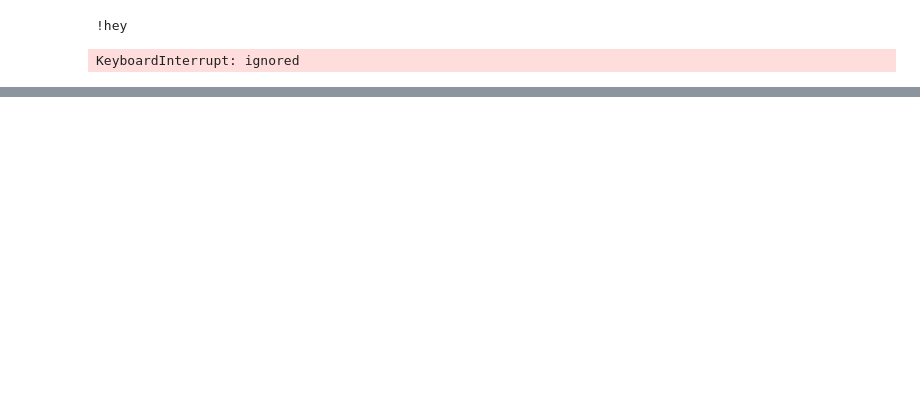
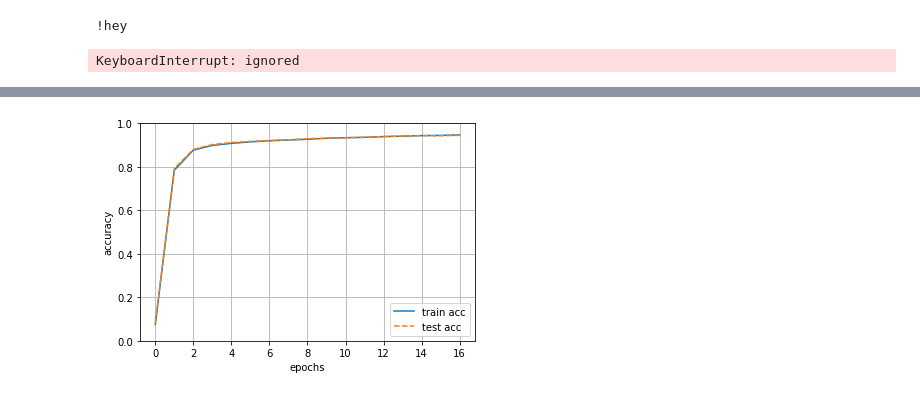
Before and after one commit to anko191/Python_Kaggle, a Jupyter notebook: DLFZ/DLFZ_ch04.ipynb, the cells around one changed output, grey strips where cells are left out. Cells and saved outputs as stored; diff of their text form; code cells hidden in the pictures; blank space fills up the shorter version.

Commit message:
renew_softmaxfunction

```diff
--- a/DLFZ/DLFZ_ch04.ipynb
+++ b/DLFZ/DLFZ_ch04.ipynb
@@ -294 +314,21 @@ def sigmoid_grad(x):
+# %%
+def sigmoid(x):
+    return 1 / (1 + np.exp(-x))
+def sigmoid_grad(x):
+    return (1.0 - sigmoid(x)) * sigmoid(x)
+def softmax(x):
+    x = x-np.max(x, axis = -1, keepdims=True) # オーバーフロー対策
+    return np.exp(x) / np.sum(np.exp(x), axis = -1, keepdims=True)
+def cross_entropy_error(y, t):
+    if y.ndim==1:
+        t = t.reshape(1, t.size)
+        y = y.reshape(1, y.size)
+
+    if t.size == y.size:
+        t = t.argmax(axis = 1)
+    batch_size = y.shape[0]
+    return -np.sum(np.log(y[np.arange(batch_size), t]+1e-7)) / batch_size
+def softmax_loss(X,t):
+    y = softmax(X)
+    return cross_entropy_error(y, t)
 # %%
@@ -315,0 +384,55 @@ def gradient(self, x, t):
+# %%
+import numpy as np
+from mnist import load_mnist
+#from two_layer_net import TwoLayerNet
+
+(x_train, t_train), (x_test, t_test) = load_mnist(normalize = True, one_hot_label=True)
+train_loss_list = []
+# ハイパーパラメータ
+iters_num = 10000
+train_size = x_train.shape[0]
+batch_size = 100
+learning_rate = 0.1
+network = TwoLayerNet(input_size = 784, hidden_size=50, output_size=10)
+
+train_loss_list = []
+train_acc_list = []
+test_acc_list = []
+
+iter_per_epoch = max(train_size / batch_size, 1)
+
+for i in range(iters_num):
+    # ミニバッチ
+    batch_mask = np.random.choice(train_size, batch_size)
+    x_batch = x_train[batch_mask]
+    t_batch = t_train[batch_mask]
+
+    # 勾配の計算
+    grad = network.gradient(x_batch, t_batch)
+
+    # パラメータｎ更新
+    for key in ('W1', 'b1', 'W2', 'b2'):
+        network.params[key] -= learning_rate * grad[key]
+
+    # 学習経過の記録
+    loss = network.loss(x_batch, t_batch)
+    train_loss_list.append(loss)
+
+    # 1エポックごとに
+    if i % iter_per_epoch == 0:
+        train_acc = network.accuracy(x_train, t_train)
+        test_acc = network.accuracy(x_test, t_test)
+        train_acc_list.append(train_acc)
+        test_acc_list.append(test_acc)
+        print("train acc, test acc | " + str(train_acc) + ", " + str(test_acc))
+# グラフの描画
+markers = {'train' : 'o', 'test': 's'}
+x = np.arange(len(train_acc_list))
+plt.plot(x, train_acc_list, label='train acc')
+plt.plot(x,test_acc_list, label='test acc', linestyle='--')
+plt.xlabel("epochs")
+plt.ylabel("accuracy")
+plt.ylim(0, 1.0)
+plt.legend(loc = 'lower right')
+plt.grid()
+# %% [output]
@@ -315,0 +456 @@ def gradient(self, x, t):
+[figure, added]
```
Also changed, not shown: parts of 11 cells of this notebook.
